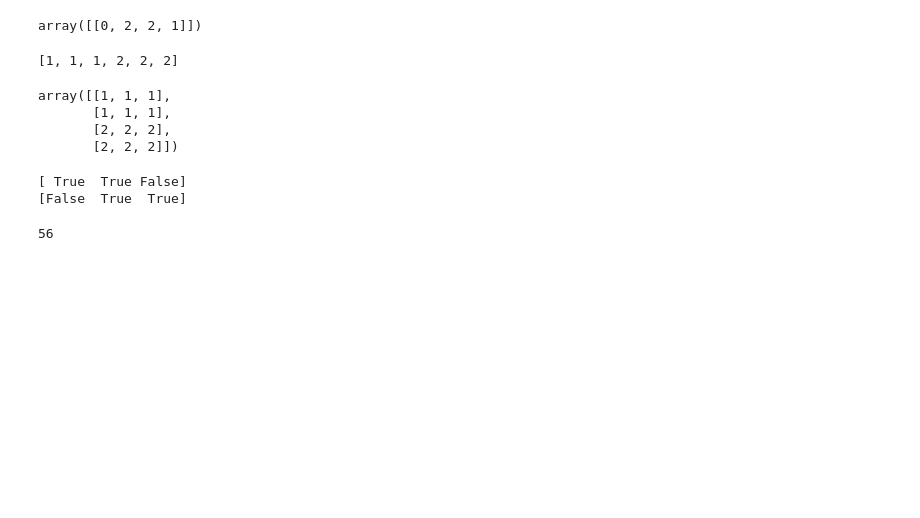
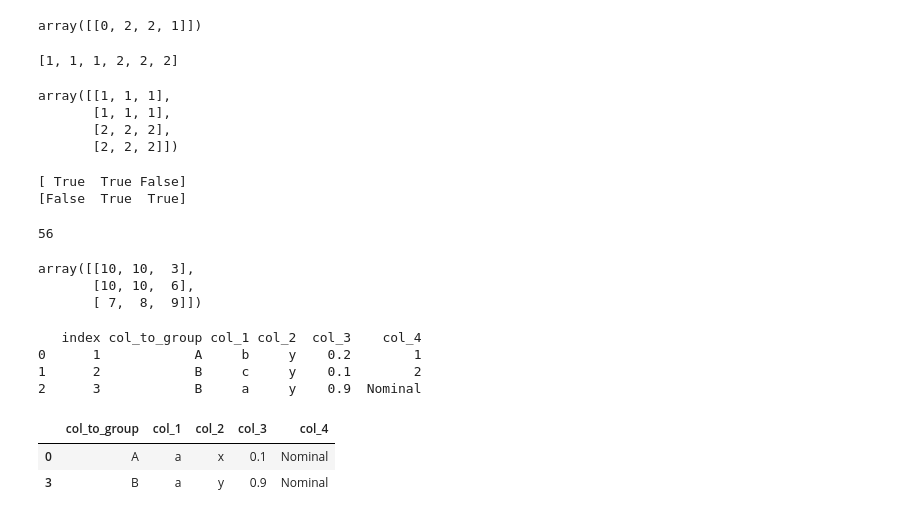
Before and after one commit to matthewjmuscat/biopsylocalization-python, a Jupyter notebook: python_files_dcm_meta_based/test_code.ipynb, the cells around one changed output. Saved outputs shown, nothing was run; the diff lists cells and outputs as text; code cells hidden in the pictures; blank space fills up the shorter version.

```diff
--- a/python_files_dcm_meta_based/test_code.ipynb
+++ b/python_files_dcm_meta_based/test_code.ipynb
@@ -591,3 +591,42 @@ max(e)
 [ True  True False]
 [False  True  True]
 56
+# %%
+import numpy as np
+
+a = np.array([[1,2,3],[4,5,6],[7,8,9]])
+a[0:2,0:2] = 10
+a
+# %% [output]
+array([[10, 10,  3],
+       [10, 10,  6],
+       [ 7,  8,  9]])
+# %%
+import pandas as pd
+
+
+df = pd.DataFrame({
+     'col_to_group': ['A', 'A', 'B', 'B', 'A', 'B'],
+     'col_1': ['a', 'b', 'c', 'a', 'a', 'a'],
+     'col_2': ['x', 'y', 'y', 'y','x','x'],
+     'col_3': [.1, .2, .1, .9, .7,0.5],
+     'col_4': ["Nominal", 1,2, "Nominal", 1, 2],
+})
+
+df3 = df[df['col_2']!= 'x'].reset_index()
+
+print(df3)
+
+df2 = df.drop([i for i in range(2)])
+
+grouped = df.groupby(['col_4'])
+df1 = grouped.get_group("Nominal")
+df1
+# %% [output]
+   index col_to_group col_1 col_2  col_3    col_4
+0      1            A     b     y    0.2        1
+1      2            B     c     y    0.1        2
+2      3            B     a     y    0.9  Nominal
+|  | col_to_group | col_1 | col_2 | col_3 | col_4 |
+| 0 | A | a | x | 0.1 | Nominal |
+| 3 | B | a | y | 0.9 | Nominal |
```
Also changed, not shown: parts of 6 cells of this notebook, 4 other files.
